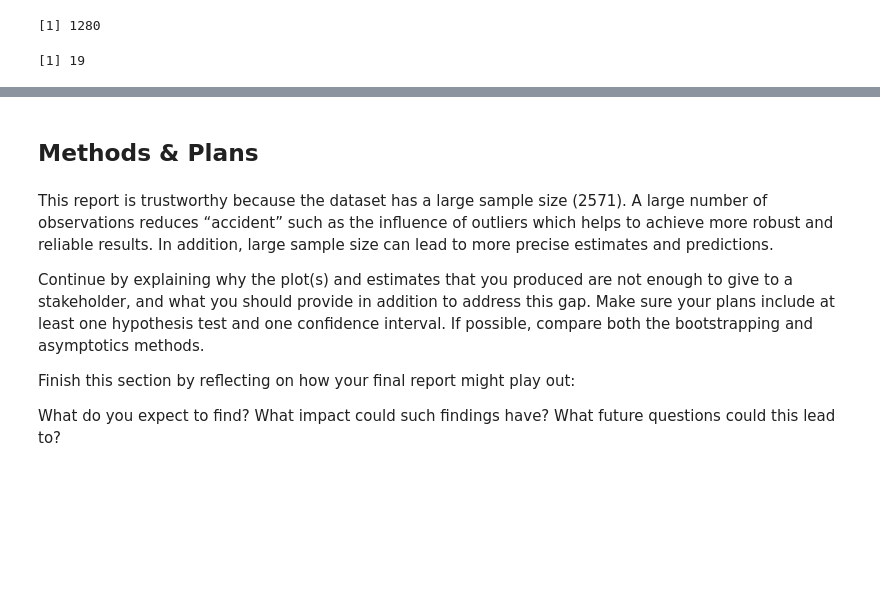
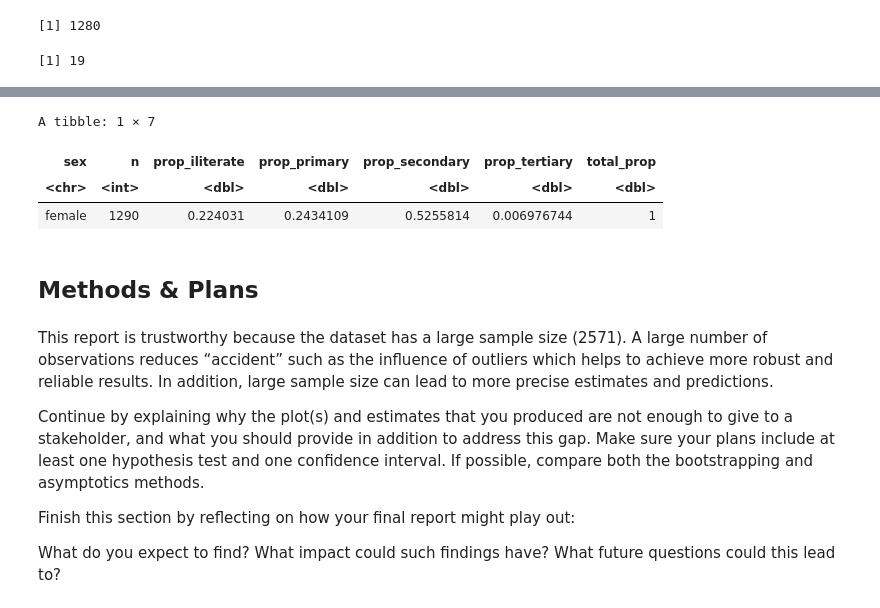
Before and after one commit to msamanthaf/stat201-inference, a Jupyter notebook: Proposal_Group4 (1) (1).ipynb, the cells around one changed output, grey strips where cells are left out. Drawn from its saved outputs; the diff is of its cells as text; code cells hidden in the pictures; blank space fills up the shorter version.

```diff
--- a/Proposal_Group4 (1) (1).ipynb
+++ b/Proposal_Group4 (1) (1).ipynb
@@ -145,3 +149,18 @@ A tibble: 2 × 5
+# %%
+prop_table <- filtered_data |>
+              filter(Sex == "female") |>
+              summarize(sex = "female", n = n(),
+			  prop_iliterate = sum(Education == "iliterate")/n,
+			  prop_primary = sum(Education == "primary")/n,
+			  prop_secondary = sum(Education == "Secondary")/n,
+			  prop_tertiary = sum(Education == "Tertiary")/n,
+			  total_prop = prop_iliterate + prop_primary + prop_secondary + prop_tertiary)
+prop_table
+# %% [output]
+A tibble: 1 × 7
+| sex | n | prop_iliterate | prop_primary | prop_secondary | prop_tertiary | total_prop |
+| <chr> | <int> | <dbl> | <dbl> | <dbl> | <dbl> | <dbl> |
+| female | 1290 | 0.224031 | 0.2434109 | 0.5255814 | 0.006976744 | 1 |
 # %% [markdown]
 ## Methods & Plans
 # %% [markdown]
```
Also changed, not shown: parts of 5 cells of this notebook.
